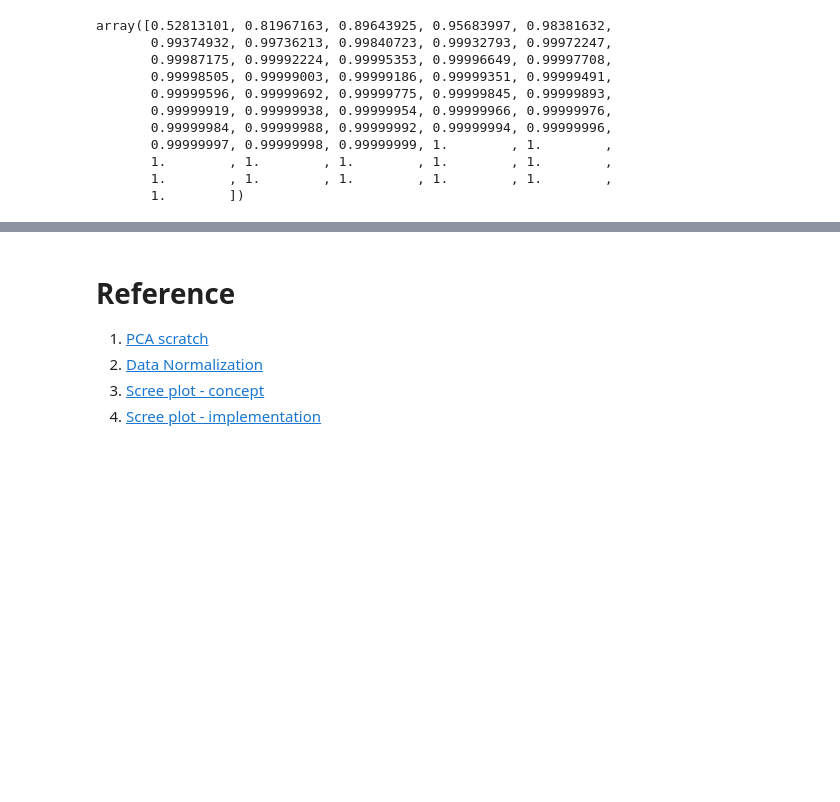
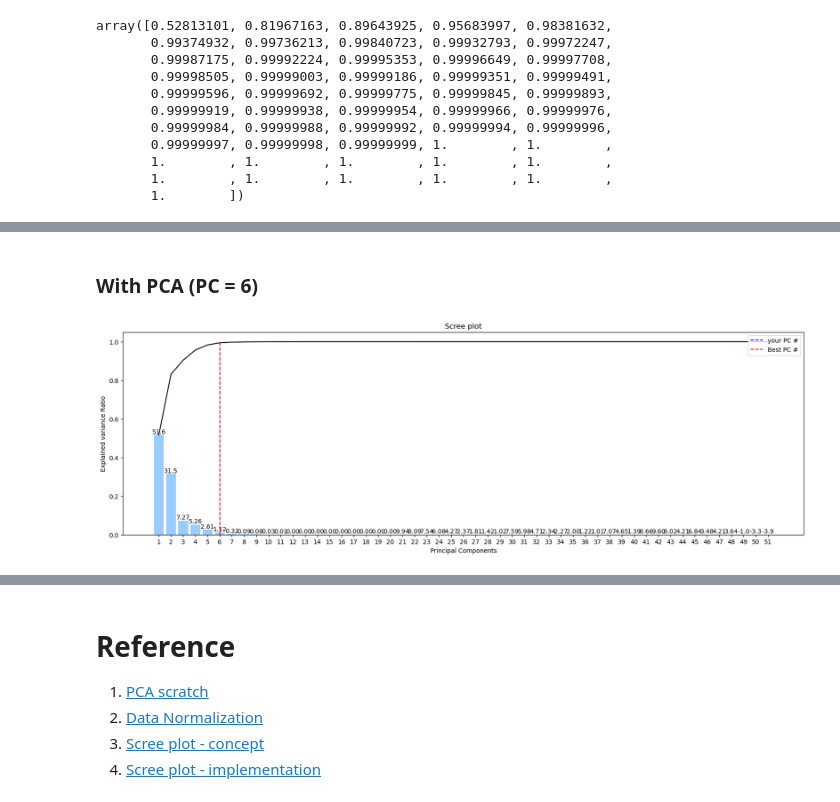
Before and after one commit to KyungTaek-Oh/Class, a Jupyter notebook: MachineLearning/PCA/ML_PCA_AS02-1.ipynb, the cells around one changed output, grey strips where cells are left out. Saved outputs shown, nothing was run; the diff lists cells and outputs as text; code cells hidden in the pictures; blank space fills up the shorter version.

```diff
--- a/MachineLearning/PCA/ML_PCA_AS02-1.ipynb
+++ b/MachineLearning/PCA/ML_PCA_AS02-1.ipynb
@@ -281,0 +298,6 @@ reduced_X = pca(data, 2, 0.01)
+# %% [markdown]
+### With PCA (PC = 6)
+# %%
+X_train_pca_6 = pca(X_train, 6,0.01)
+# %% [output]
+[figure, added]
```
Also changed, not shown: parts of 55 cells of this notebook.
